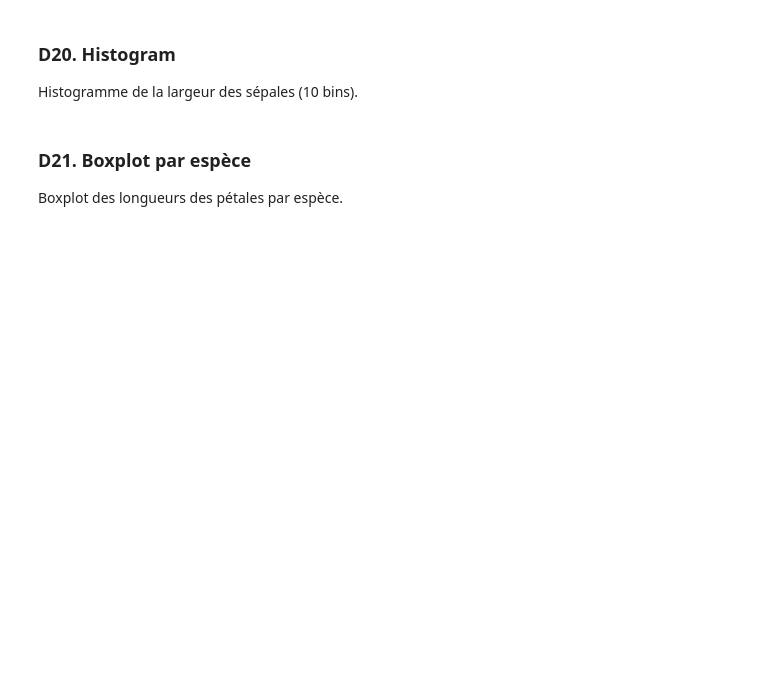
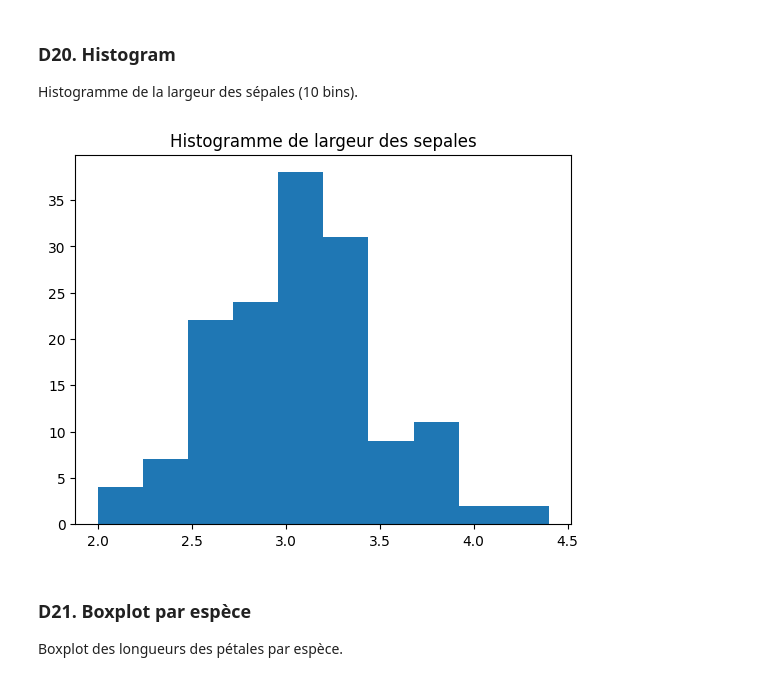
Before and after one commit to USMS-FPK-IA-GI-2025/controle-01-numpy-and-matplotlib-iris-NadiaElmahi9808, a Jupyter notebook: notebooks/controle_numpy_matplotlib.ipynb, the cells around one changed output. Cells and saved outputs as stored; diff of their text form; code cells hidden in the pictures; blank space fills up the shorter version.

```diff
--- a/notebooks/controle_numpy_matplotlib.ipynb
+++ b/notebooks/controle_numpy_matplotlib.ipynb
@@ -230,3 +250,10 @@ Histogramme de la largeur des sépales (10 bins).
+# %%
+plt.hist(features[:,1],bins=10)
+plt.title("Histogramme de largeur des sepales")
+plt.savefig("output/d20.jpg")
+plt.show()
+# %% [output]
+[figure, added]
 # %% [markdown]
 ### D21. Boxplot par espèce
 Boxplot des longueurs des pétales par espèce.
```
Also changed, not shown: parts of 25 cells of this notebook.
